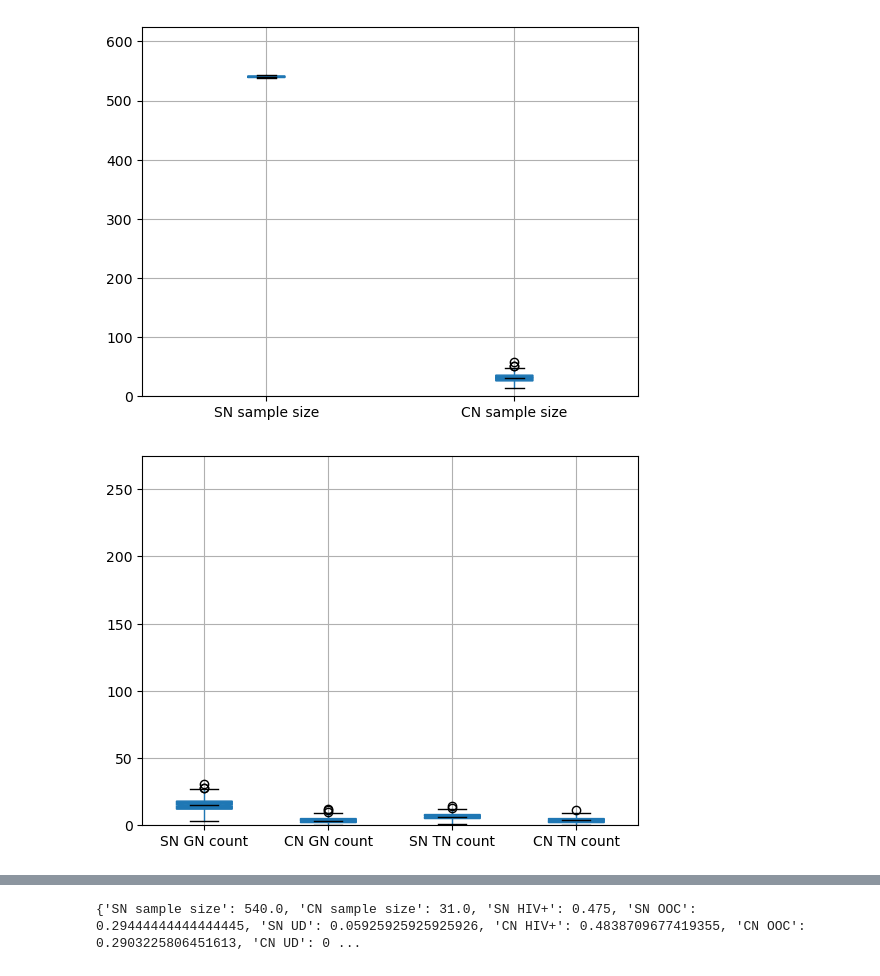
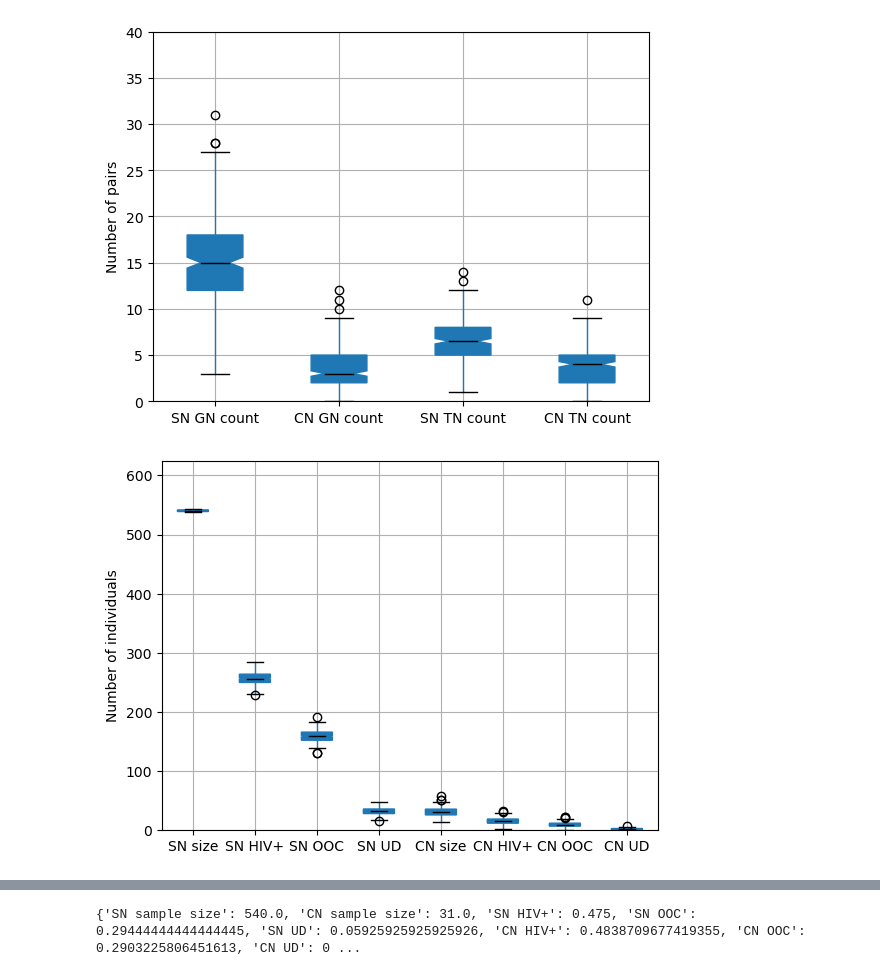
Before and after one commit to breecummins/social_sampling_in_epidemics, a Jupyter notebook: simulations/study_params_20220929/visualize_results.ipynb, the cells around one changed output, grey strips where cells are left out. Cells and saved outputs as stored; diff of their text form; code cells hidden in the pictures.

Commit message:
updated plotting functions

```diff
--- a/simulations/study_params_20220929/visualize_results.ipynb
+++ b/simulations/study_params_20220929/visualize_results.ipynb
@@ -4,6 +4,9 @@ import matplotlib.pyplot as plt
 import numpy as np
 import ast,json
 # %%
+from matplotlib.offsetbox import bbox_artist
+
+
 def load_df(fname):
     df = pd.read_csv(fname)
 
@@ -16,24 +19,24 @@ def load_df(fname):
     return df
 
 
-def boxplots(fname):
+def boxplots(fname,savename1,savename2,plot1ylim=(0,40)):
     df = load_df(fname)
-    df.boxplot(column=["SN sample size","CN sample size"],positions=[1,2],patch_artist=True,medianprops=dict(color="k"),notch=True)
-    # df.boxplot(column=["SN sample size"],positions=[1],patch_artist=True,medianprops=dict(color="k"),notch=True)
-    # box2 = df.boxplot(column=["CN sample size"],return_type="dict",positions=[2],patch_artist=True,medianprops=dict(color="k"),notch=True)
-    # for item in ['boxes', 'whiskers', 'fliers', 'caps']:
-    #     plt.setp(box2[item], color="darkred")
-    plt.ylim([0,625])
-    plt.show()
 
+    # Plot 1
     df.boxplot(column=["SN GN count","CN GN count","SN TN count","CN TN count"],positions=[1,2,3,4],patch_artist=True,medianprops=dict(color="k"),notch=True)
     # df.boxplot(column=["SN GN count","SN TN count"],positions=[1,3],patch_artist=True,medianprops=dict(color="k"),notch=True)
     # box2 = df.boxplot(column=["CN GN count","CN TN count"],return_type="dict",positions=[2,4],patch_artist=True,medianprops=dict(color="k"),notch=True)
     # for item in ['boxes', 'whiskers', 'fliers', 'caps']:
     #     plt.setp(box2[item], color="darkred")
-    plt.ylim([0,275])
+    plt.ylim(plot1ylim)
+    plt.ylabel("Number of pairs")
+    try:
+        plt.savefig(savename1,bbox_inches="tight", dpi=600)
+    except:
+        plt.savefig(savename1,bbox_inches="tight")
     plt.show()
 
+    # Plot 2
     df.boxplot(column=["SN sample size","SN HIV+","SN Out-of-care","SN Undiagnosed","CN sample size","CN HIV+","CN Out-of-care","CN Undiagnosed"],patch_artist=True,medianprops=dict(color="k"),notch=True)
     # df.boxplot(column=["SN HIV+"],positions=[1],patch_artist=True,medianprops=dict(color="k"),notch=True)
     # box2 = df.boxplot(column=["CN HIV+"],return_type="dict",positions=[2],patch_artist=True,medianprops=dict(color="k"),notch=True)
@@ -41,6 +44,11 @@ def boxplots(fname):
     #     plt.setp(box2[item], color="darkred")
     plt.xticks(ticks=[1,2,3,4,5,6,7,8], labels=["SN size","SN HIV+","SN OOC","SN UD","CN size","CN HIV+","CN OOC","CN UD"])
     plt.ylim([0,625])
+    try:
+        plt.savefig(savename2,bbox_inches="tight", dpi=600)
+    except:
+        plt.savefig(savename2,bbox_inches="tight")
+    plt.ylabel("Number of individuals")
     plt.show()
 
 
@@ -58,8 +66,8 @@ def percentages(fname):
     return props
 # %%
 fname = "results_trimmed_end/JOB758832/all_summaries_20221031.csv"
-boxplots(fname)
+boxplots(fname,"results_trimmed_end/JOB758832/gn_tn_edges_20221031_end.jpg","results_trimmed_end/JOB758832/compartments_20221031_end.jpg")
 print(percentages(fname))
 # %% [output]
-[figure, old version]
+[figure, new version]
-[figure, old version]
+[figure, new version]
```
Also changed, not shown: parts of 4 cells of this notebook, 1 other file.
